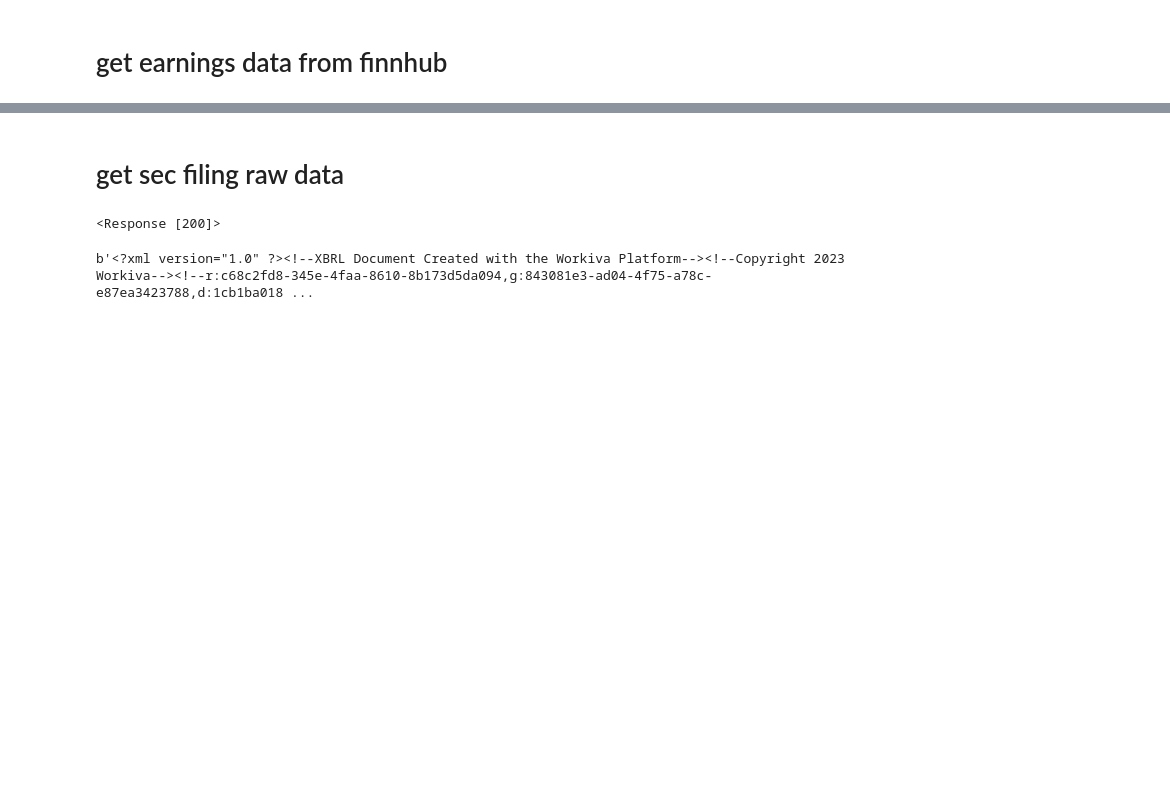
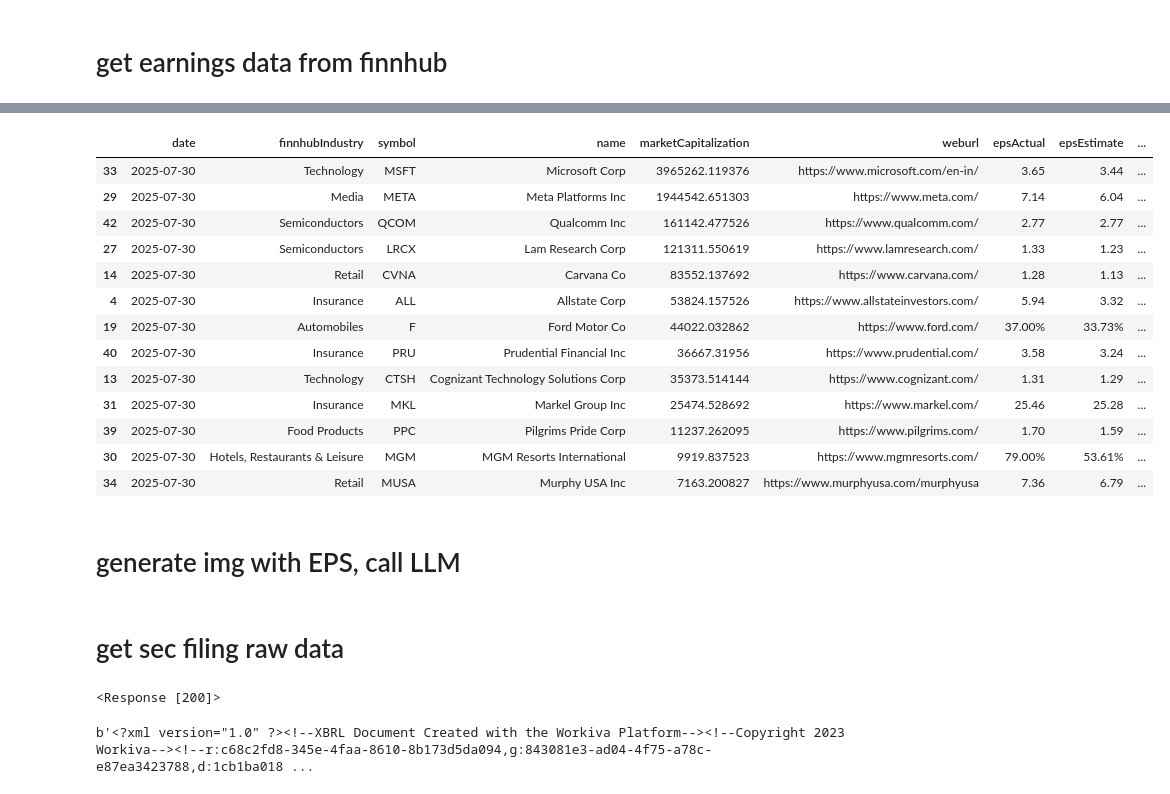
Before and after one commit to jiongmumu/TradingAgents, a Jupyter notebook: tradingagents/dataflows/test_utils.ipynb, the cells around one changed output, grey strips where cells are left out. Saved outputs shown, nothing was run; the diff lists cells and outputs as text; code cells hidden in the pictures; blank space fills up the shorter version.

```diff
--- a/tradingagents/dataflows/test_utils.ipynb
+++ b/tradingagents/dataflows/test_utils.ipynb
@@ -107,3 +167,52 @@ candle_utils.call_openai_with_image_path('meta_candle.png',
+# %%
+def format_large_numbers(x):
+    if pd.isna(x):
+        return x
+    if abs(x) >= 1e9:
+        return f'{x/1e9:.1f}B'
+    elif abs(x) >= 1e6:
+        return f'{x/1e6:.1f}M'
+    elif abs(x) >= 1e3:
+        return f'{x/1e3:.1f}K'
+    elif abs(x)<1:
+        return f'{x*100:.2f}%'
+    else:
+        return f'{x:.2f}'
+
+def show_formatted(dataframe):
+    df_display = dataframe.copy()
+    for col in df_display.select_dtypes(include=['number']).columns:
+        df_display[col] = df_display[col].apply(format_large_numbers)
+    return df_display
+# %%
+# pd.option_context('display.precision', 2)
+# #pd.option_context('display.float_format', '{:,.2f}'.format)
+# dfep.style.format({'numbers': '{:,.2f}'})
+pd.option_context('display.float_format', '{:,.2f}'.format,
+                       'display.precision', 2)
+#dfep.style.format(format_numbers)
+df_show = df_ep_p.query("hour=='amc'") \
+.query(f'date == "{earning_release_date}"')[['date',  'finnhubIndustry', 'symbol',  'name',  'marketCapitalization',
+                                             'weburl', 'epsActual', 'epsEstimate','eps_diff_percent', 'change_next_day',
+      'revenueActual', 'revenueEstimate', 'revenue_diff_percent']].sort_values('marketCapitalization', ascending=False)
+show_formatted(df_show)
+# %% [output]
+|  | date | finnhubIndustry | symbol | name | marketCapitalization | weburl | epsActual | epsEstimate | ... |
+| 33 | 2025-07-30 | Technology | MSFT | Microsoft Corp | 3965262.119376 | https://www.microsoft.com/en-in/ | 3.65 | 3.44 | ... |
+| 29 | 2025-07-30 | Media | META | Meta Platforms Inc | 1944542.651303 | https://www.meta.com/ | 7.14 | 6.04 | ... |
+| 42 | 2025-07-30 | Semiconductors | QCOM | Qualcomm Inc | 161142.477526 | https://www.qualcomm.com/ | 2.77 | 2.77 | ... |
+| 27 | 2025-07-30 | Semiconductors | LRCX | Lam Research Corp | 121311.550619 | https://www.lamresearch.com/ | 1.33 | 1.23 | ... |
+| 14 | 2025-07-30 | Retail | CVNA | Carvana Co | 83552.137692 | https://www.carvana.com/ | 1.28 | 1.13 | ... |
+| 4 | 2025-07-30 | Insurance | ALL | Allstate Corp | 53824.157526 | https://www.allstateinvestors.com/ | 5.94 | 3.32 | ... |
+| 19 | 2025-07-30 | Automobiles | F | Ford Motor Co | 44022.032862 | https://www.ford.com/ | 37.00% | 33.73% | ... |
+| 40 | 2025-07-30 | Insurance | PRU | Prudential Financial Inc | 36667.31956 | https://www.prudential.com/ | 3.58 | 3.24 | ... |
+| 13 | 2025-07-30 | Technology | CTSH | Cognizant Technology Solutions Corp | 35373.514144 | https://www.cognizant.com/ | 1.31 | 1.29 | ... |
+| 31 | 2025-07-30 | Insurance | MKL | Markel Group Inc | 25474.528692 | https://www.markel.com/ | 25.46 | 25.28 | ... |
+| 39 | 2025-07-30 | Food Products | PPC | Pilgrims Pride Corp | 11237.262095 | https://www.pilgrims.com/ | 1.70 | 1.59 | ... |
+| 30 | 2025-07-30 | Hotels, Restaurants & Leisure | MGM | MGM Resorts International | 9919.837523 | https://www.mgmresorts.com/ | 79.00% | 53.61% | ... |
+| 34 | 2025-07-30 | Retail | MUSA | Murphy USA Inc | 7163.200827 | https://www.murphyusa.com/murphyusa | 7.36 | 6.79 | ... |
+# %% [markdown]
+# generate img with EPS, call LLM
 # %% [markdown]
 # get sec filing raw data
 # %%
```
Also changed, not shown: parts of 33 cells of this notebook, 11 other files.
